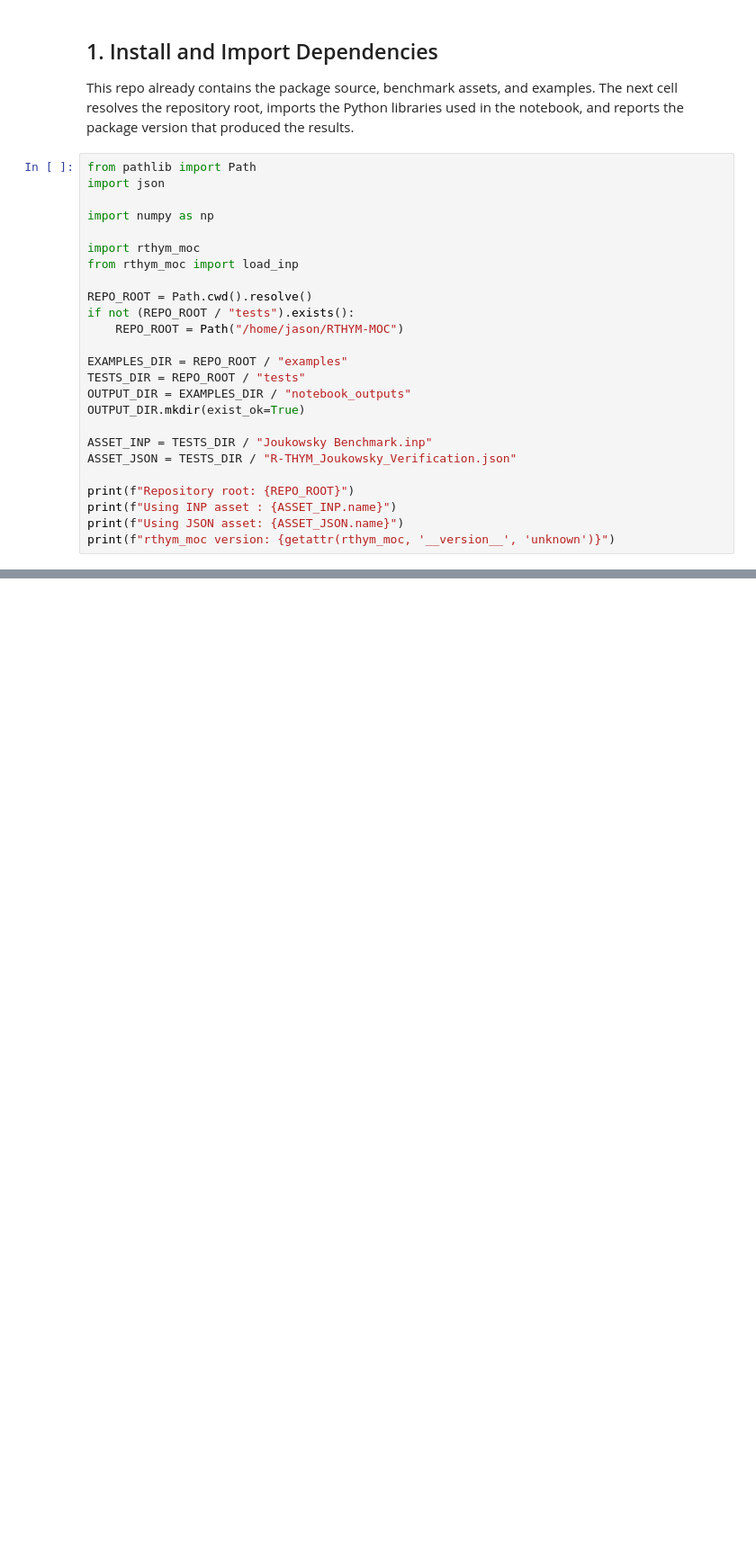
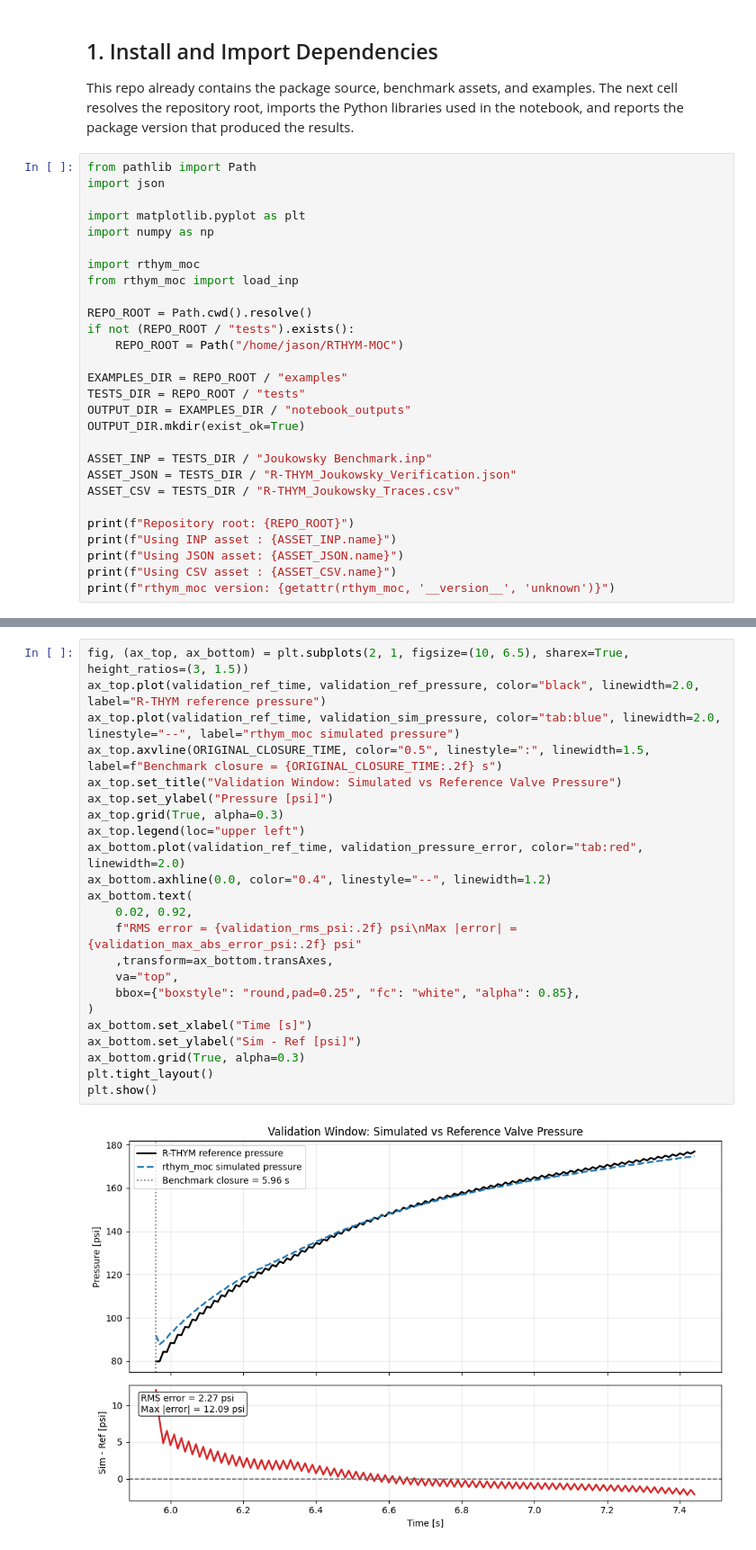
Before and after one commit to jlillywh/RTHYM-MOC, a Jupyter notebook: examples/quickstart_notebook.ipynb, the cells around one changed output, grey strips where cells are left out. Shown at 90% size. Drawn from its saved outputs; the diff is of its cells as text; blank space fills up the shorter version.

```diff
--- a/examples/quickstart_notebook.ipynb
+++ b/examples/quickstart_notebook.ipynb
@@ -15,6 +16,7 @@ This repo already contains the package source, benchmark assets, and examples. T
 from pathlib import Path
 import json
 
+import matplotlib.pyplot as plt
 import numpy as np
 
 import rthym_moc
@@ -31,8 +33,10 @@ OUTPUT_DIR.mkdir(exist_ok=True)
 
 ASSET_INP = TESTS_DIR / "Joukowsky Benchmark.inp"
 ASSET_JSON = TESTS_DIR / "R-THYM_Joukowsky_Verification.json"
+ASSET_CSV = TESTS_DIR / "R-THYM_Joukowsky_Traces.csv"
 
 print(f"Repository root: {REPO_ROOT}")
 print(f"Using INP asset : {ASSET_INP.name}")
 print(f"Using JSON asset: {ASSET_JSON.name}")
+print(f"Using CSV asset : {ASSET_CSV.name}")
 print(f"rthym_moc version: {getattr(rthym_moc, '__version__', 'unknown')}")
@@ -86,0 +172,25 @@ print("Time steps in baseline run:", len(baseline_results["time"]))
+# %%
+fig, (ax_top, ax_bottom) = plt.subplots(2, 1, figsize=(10, 6.5), sharex=True, height_ratios=(3, 1.5))
+ax_top.plot(validation_ref_time, validation_ref_pressure, color="black", linewidth=2.0, label="R-THYM reference pressure")
+ax_top.plot(validation_ref_time, validation_sim_pressure, color="tab:blue", linewidth=2.0, linestyle="--", label="rthym_moc simulated pressure")
+ax_top.axvline(ORIGINAL_CLOSURE_TIME, color="0.5", linestyle=":", linewidth=1.5, label=f"Benchmark closure = {ORIGINAL_CLOSURE_TIME:.2f} s")
+ax_top.set_title("Validation Window: Simulated vs Reference Valve Pressure")
+ax_top.set_ylabel("Pressure [psi]")
+ax_top.grid(True, alpha=0.3)
+ax_top.legend(loc="upper left")
+ax_bottom.plot(validation_ref_time, validation_pressure_error, color="tab:red", linewidth=2.0)
+ax_bottom.axhline(0.0, color="0.4", linestyle="--", linewidth=1.2)
+ax_bottom.text(
+    0.02, 0.92,
+    f"RMS error = {validation_rms_psi:.2f} psi\nMax |error| = {validation_max_abs_error_psi:.2f} psi"
+    ,transform=ax_bottom.transAxes,
+    va="top",
+    bbox={"boxstyle": "round,pad=0.25", "fc": "white", "alpha": 0.85},
+)
+ax_bottom.set_xlabel("Time [s]")
+ax_bottom.set_ylabel("Sim - Ref [psi]")
+ax_bottom.grid(True, alpha=0.3)
+plt.tight_layout()
+plt.show()
+# %% [output]
+[figure, added]
```
Also changed, not shown: parts of 31 cells of this notebook, 3 other files.
